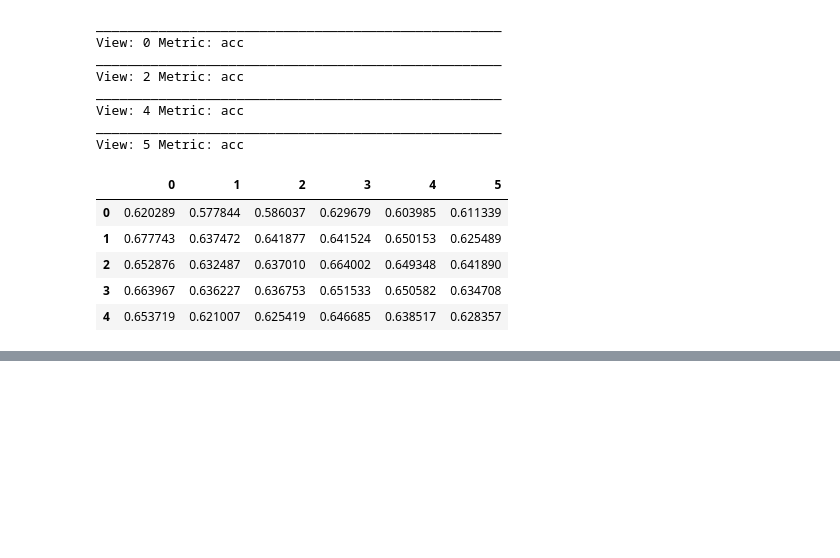
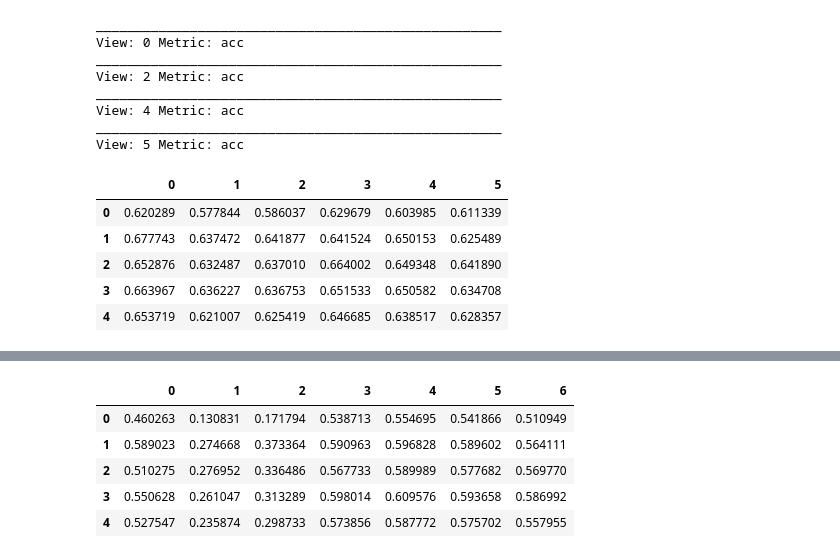
Before and after one commit to LorenzoStigliano/thesis-imperial, a Jupyter notebook: src/notebooks/study_GSP_gat_gat.ipynb, the cells around one changed output, grey strips where cells are left out. Cells and saved outputs as stored; diff of their text form; code cells hidden in the pictures; blank space fills up the shorter version.

```diff
--- a/src/notebooks/study_GSP_gat_gat.ipynb
+++ b/src/notebooks/study_GSP_gat_gat.ipynb
@@ -504,7 +501,7 @@ df_rep, df_acuracy
 mean_all_runs, mean_all_std = reproducibility_mulitple_runs_student_specific(
     dataset="gender_data",
     views=[0,2,4,5],
-    models=["gat", "gcn_student", "gcn_student_teacher", "fitnet_gcn",  "lsp_gcn", "gcn_student_lsp_ensamble_3"],
+    models=["gat", "gat_student", "gat_student_teacher", "fitnet_gat", "lsp_gat", "gcn_student_lsp_ensamble_3"],
     CV=["3Fold", "5Fold", "10Fold"],
     runs=[i for i in range(10)],
     students=[
@@ -521,7 +518,7 @@ mean_all_runs, mean_all_std = reproducibility_mulitple_runs_student_specific(
 # %%
 reproducibility_frame = pd.DataFrame(mean_all_runs.T)
 
-models=["gat", "gcn_student", "gcn_student_teacher", "fitnet_gcn",  "lsp_gcn", "gcn_student_lsp_ensamble_3"]
+models=["gat", "gat_student", "gat_student_teacher", "fitnet_gat", "lsp_gat", "gcn_student_lsp_ensamble_3"]
 reproducibility_frame.columns = models
 
 reproducibility_frame["delta vanilla"] = ((reproducibility_frame["gcn_student_lsp_ensamble_3"] - reproducibility_frame["gcn_student_teacher"]) / reproducibility_frame["gcn_student_teacher"])*100
@@ -648,0 +718,22 @@ average_across_views_df
+# %%
+average_across_views = []
+for i in range(4):
+    average_across_views.append(view_mean[i][:,-1])
+# %%
+average_across_views_df = pd.DataFrame(average_across_views)
+# Assuming you have a DataFrame named 'df'
+average_across_views_df_mean = average_across_views_df.mean(axis=0)  # Calculate the mean of each row
+average_across_views_df_mean = pd.DataFrame(average_across_views_df_mean).T  # Create a DataFrame from the row means
+
+# Append the row mean DataFrame to the original DataFrame
+average_across_views_df = average_across_views_df.append(average_across_views_df_mean, ignore_index=True)
+
+# Display the DataFrame with the added row
+average_across_views_df
+# %% [output]
+|  | 0 | 1 | 2 | 3 | 4 | 5 | 6 |
+| 0 | 0.460263 | 0.130831 | 0.171794 | 0.538713 | 0.554695 | 0.541866 | 0.510949 |
+| 1 | 0.589023 | 0.274668 | 0.373364 | 0.590963 | 0.596828 | 0.589602 | 0.564111 |
+| 2 | 0.510275 | 0.276952 | 0.336486 | 0.567733 | 0.589989 | 0.577682 | 0.569770 |
+| 3 | 0.550628 | 0.261047 | 0.313289 | 0.598014 | 0.609576 | 0.593658 | 0.586992 |
+| 4 | 0.527547 | 0.235874 | 0.298733 | 0.573856 | 0.587772 | 0.575702 | 0.557955 |
```
Also changed, not shown: parts of 4 cells of this notebook, 8 other files.
